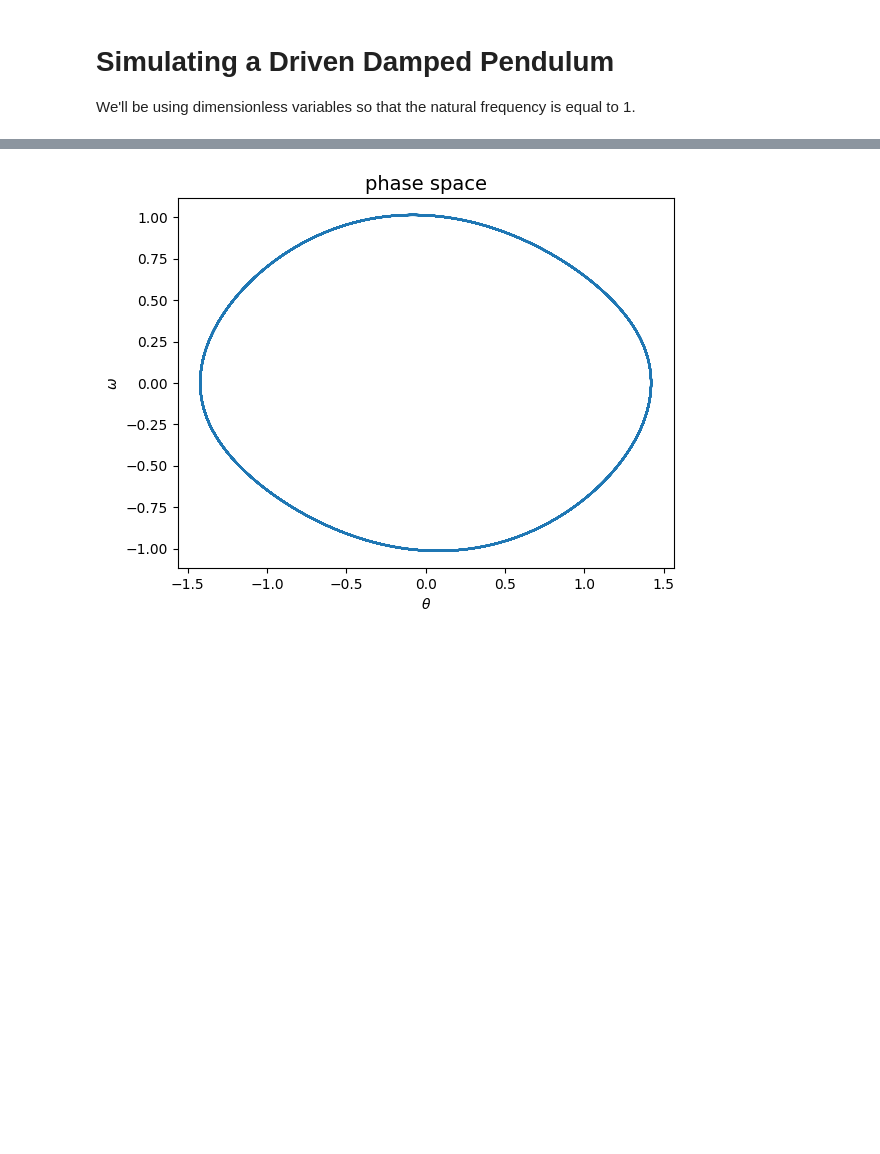
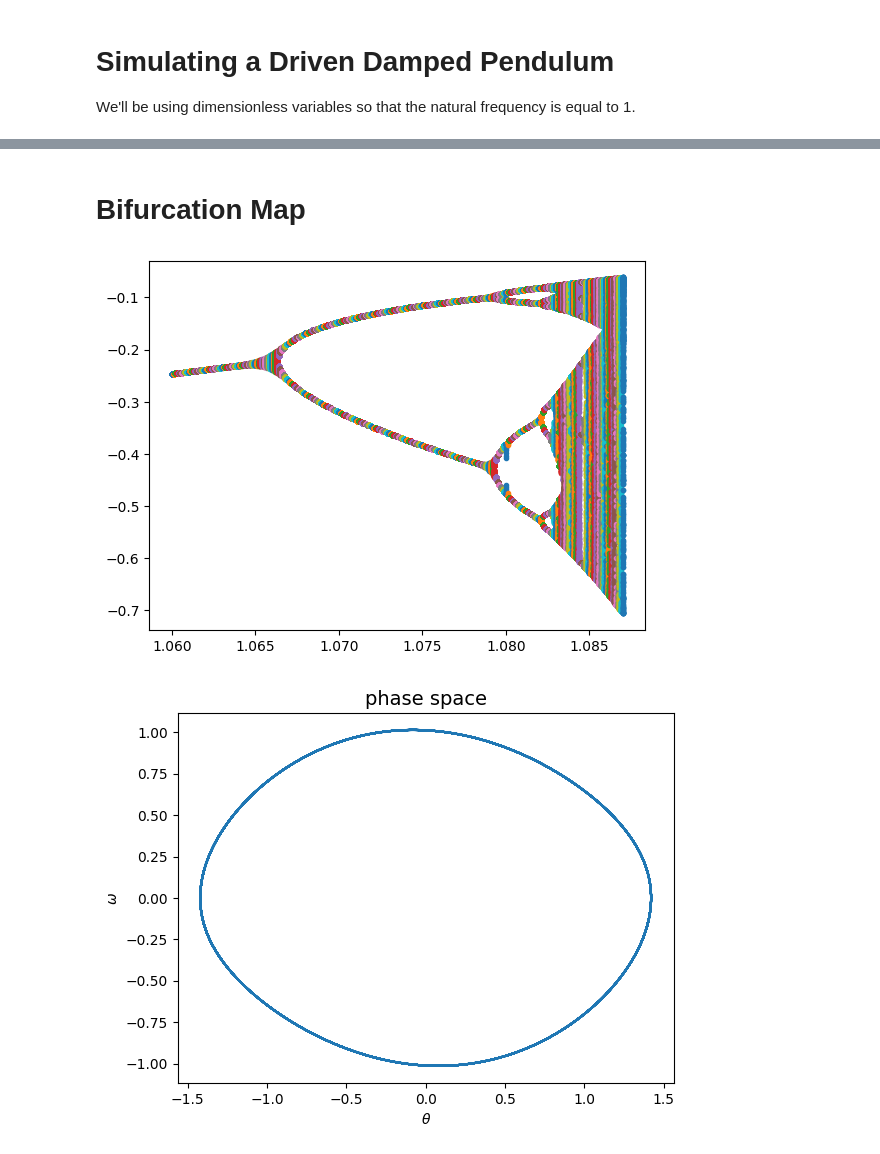
Before and after one commit to henpai91/DPP_Chaos, a Jupyter notebook: notebook.ipynb, the cells around one changed output, grey strips where cells are left out. Drawn from its saved outputs; the diff is of its cells as text; code cells hidden in the pictures; blank space fills up the shorter version.

Commit message:
Added bifurcation map of Phi variable

```diff
--- a/notebook.ipynb
+++ b/notebook.ipynb
@@ -79,3 +96,30 @@ plt.plot(th[tplot:],om[tplot:]);
+# %% [markdown]
+# Bifurcation Map
+# %%
+gamma_list = np.linspace(1.06,1.087,271)
+
+phi0 = -np.pi/2        # Initial theta
+phi_dot0 = 0    # Initial angular velocity
+state0 = np.array([phi0,phi_dot0])
+
+
+omega = 2*np.pi     # Driving frequency
+omega0 =  1.5*omega      # Natural frequency
+beta = omega0/4         # Damping parameter
+
+t_start = 0
+t_end = 600
+t_eval = np.linspace(t_start,t_end,6001)
+
+for gamma in gamma_list:
+    sol = integrate.solve_ivp(eom_dpp,t_span = (t_start,t_end), y0=state0,
+                          t_eval=t_eval,atol=1e-16, rtol=1e-16,args=(beta,gamma,omega0,omega))
+
+    phi = sol.y[0]
+    size = len(phi[500::10])
+    plt.plot(gamma*np.ones(size),phi[500::10], '.')
+# %% [output]
+[figure, added]
 # %%
 plt.figure(4)
 plt.xlabel("$\\theta$")
```
Also changed, not shown: parts of 8 cells of this notebook.
